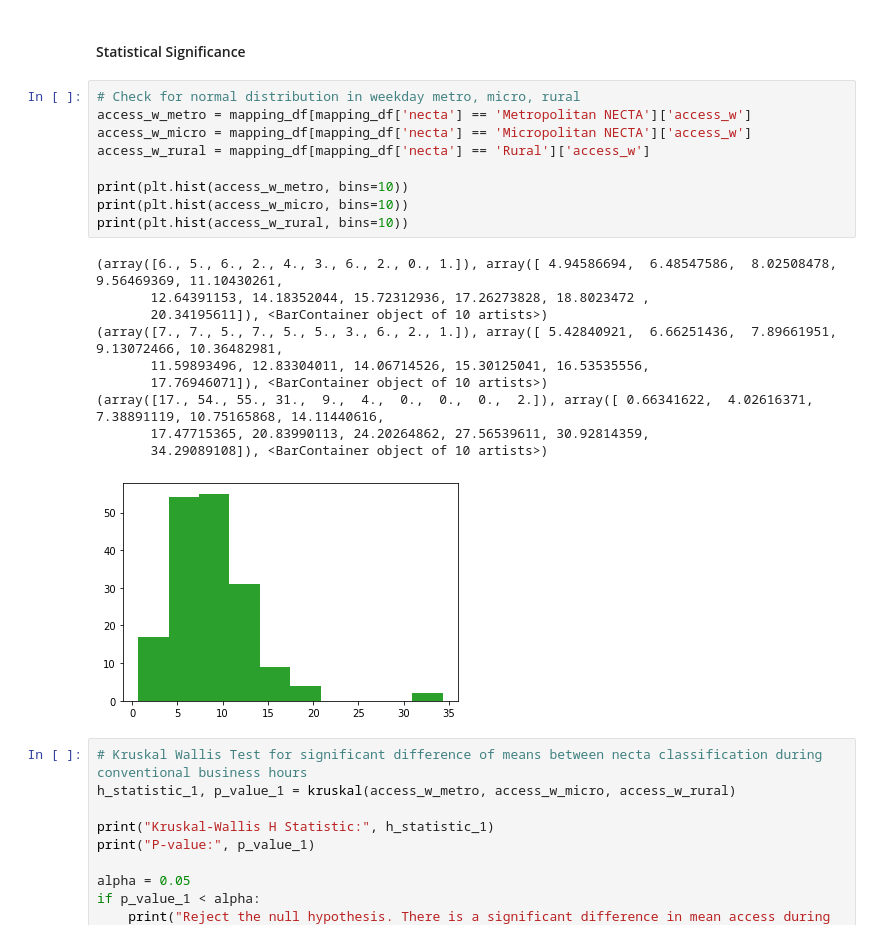
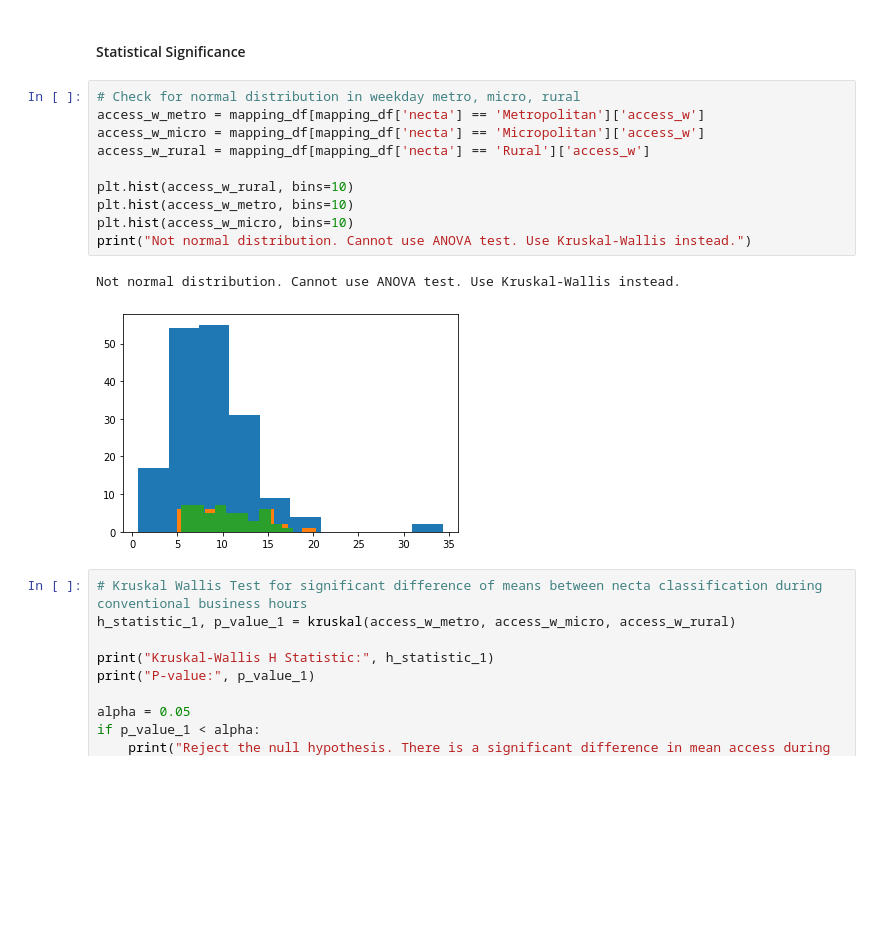
Before and after one commit to samroubin/VTPharmacy, a Jupyter notebook: procedure/code/01_Pharmacy_Accessibility.ipynb, the cells around one changed output. Cells and saved outputs as stored; diff of their text form; blank space fills up the shorter version.

```diff
--- a/procedure/code/01_Pharmacy_Accessibility.ipynb
+++ b/procedure/code/01_Pharmacy_Accessibility.ipynb
@@ -943,24 +925,17 @@ During conventional M-F business hours, mean accessibility is 10.7, 10.4, and 8.
 #### Statistical Significance
 # %%
 # Check for normal distribution in weekday metro, micro, rural
-access_w_metro = mapping_df[mapping_df['necta'] == 'Metropolitan NECTA']['access_w']
-access_w_micro = mapping_df[mapping_df['necta'] == 'Micropolitan NECTA']['access_w']
+access_w_metro = mapping_df[mapping_df['necta'] == 'Metropolitan']['access_w']
+access_w_micro = mapping_df[mapping_df['necta'] == 'Micropolitan']['access_w']
 access_w_rural = mapping_df[mapping_df['necta'] == 'Rural']['access_w']
 
-print(plt.hist(access_w_metro, bins=10))
-print(plt.hist(access_w_micro, bins=10))
-print(plt.hist(access_w_rural, bins=10))
+plt.hist(access_w_rural, bins=10)
+plt.hist(access_w_metro, bins=10)
+plt.hist(access_w_micro, bins=10)
+print("Not normal distribution. Cannot use ANOVA test. Use Kruskal-Wallis instead.")
 # %% [output]
-(array([6., 5., 6., 2., 4., 3., 6., 2., 0., 1.]), array([ 4.94586694,  6.48547586,  8.02508478,  9.56469369, 11.10430261,
-       12.64391153, 14.18352044, 15.72312936, 17.26273828, 18.8023472 ,
-       20.34195611]), <BarContainer object of 10 artists>)
-(array([7., 7., 5., 7., 5., 5., 3., 6., 2., 1.]), array([ 5.42840921,  6.66251436,  7.89661951,  9.13072466, 10.36482981,
-       11.59893496, 12.83304011, 14.06714526, 15.30125041, 16.53535556,
-       17.76946071]), <BarContainer object of 10 artists>)
-(array([17., 54., 55., 31.,  9.,  4.,  0.,  0.,  0.,  2.]), array([ 0.66341622,  4.02616371,  7.38891119, 10.75165868, 14.11440616,
-       17.47715365, 20.83990113, 24.20264862, 27.56539611, 30.92814359,
-       34.29089108]), <BarContainer object of 10 artists>)
+Not normal distribution. Cannot use ANOVA test. Use Kruskal-Wallis instead.
-[figure, old version]
+[figure, new version]
 # %%
 # Kruskal Wallis Test for significant difference of means between necta classification during conventional business hours
 h_statistic_1, p_value_1 = kruskal(access_w_metro, access_w_micro, access_w_rural)
```
Also changed, not shown: parts of 39 cells of this notebook.
